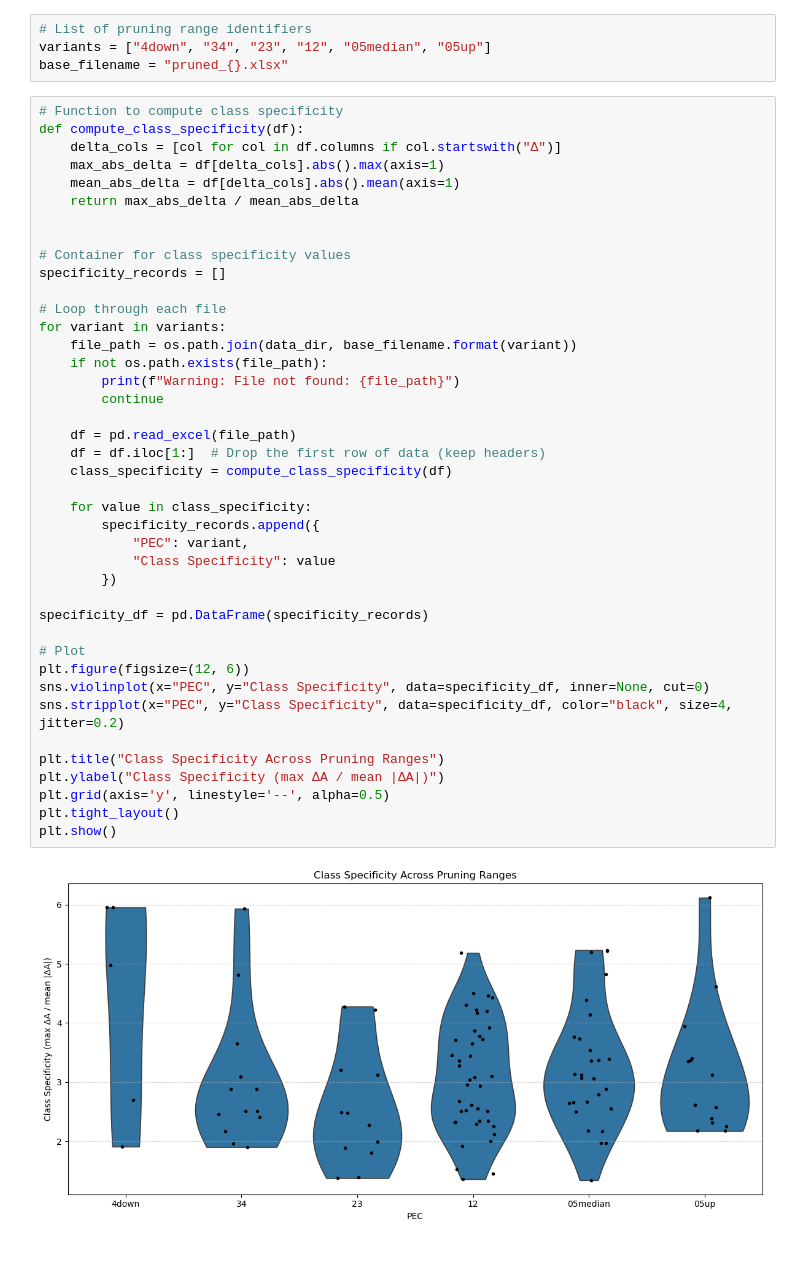
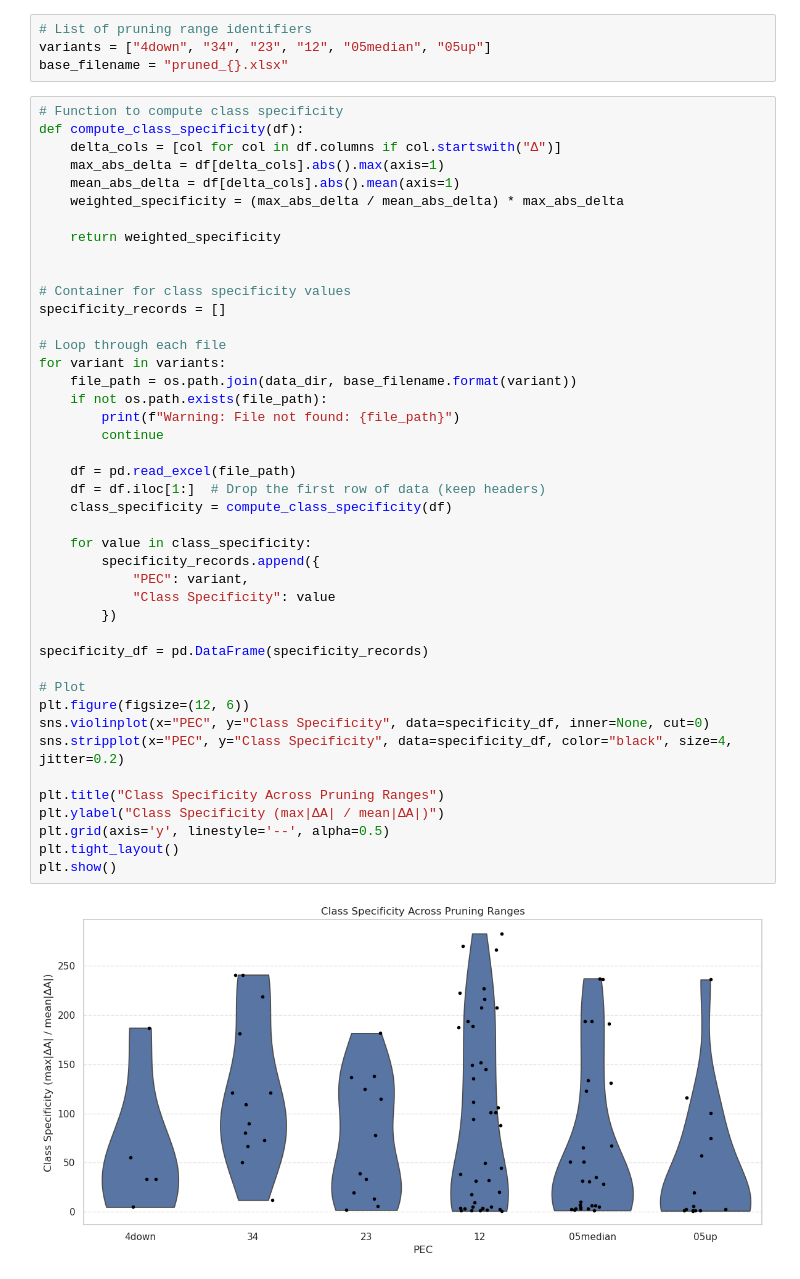
Before and after one commit to principelab/multipec-core, a Jupyter notebook: notebooks/cnn_class_specificity.ipynb, the cells around one changed output. Saved outputs shown, nothing was run; the diff lists cells and outputs as text.

```diff
--- a/notebooks/cnn_class_specificity.ipynb
+++ b/notebooks/cnn_class_specificity.ipynb
@@ -27,7 +27,9 @@ def compute_class_specificity(df):
     delta_cols = [col for col in df.columns if col.startswith("Δ")]
     max_abs_delta = df[delta_cols].abs().max(axis=1)
     mean_abs_delta = df[delta_cols].abs().mean(axis=1)
-    return max_abs_delta / mean_abs_delta
+    weighted_specificity = (max_abs_delta / mean_abs_delta) * max_abs_delta
+
+    return weighted_specificity
 
 
 # Container for class specificity values
@@ -35,35 +37,35 @@ specificity_records = []
 
 # Loop through each file
 for variant in variants:
     file_path = os.path.join(data_dir, base_filename.format(variant))
     if not os.path.exists(file_path):
         print(f"Warning: File not found: {file_path}")
         continue
 
     df = pd.read_excel(file_path)
     df = df.iloc[1:]  # Drop the first row of data (keep headers)
     class_specificity = compute_class_specificity(df)
 
     for value in class_specificity:
         specificity_records.append({
             "PEC": variant,
             "Class Specificity": value
         })
 
 specificity_df = pd.DataFrame(specificity_records)
 
 # Plot
 plt.figure(figsize=(12, 6))
 sns.violinplot(x="PEC", y="Class Specificity", data=specificity_df, inner=None, cut=0)
 sns.stripplot(x="PEC", y="Class Specificity", data=specificity_df, color="black", size=4, jitter=0.2)
 
 plt.title("Class Specificity Across Pruning Ranges")
-plt.ylabel("Class Specificity (max ΔA / mean |ΔA|)")
+plt.ylabel("Class Specificity (max|ΔA| / mean|ΔA|)")
 plt.grid(axis='y', linestyle='--', alpha=0.5)
 plt.tight_layout()
 plt.show()
 # %% [output]
-[figure, old version]
+[figure, new version]
 # %%
 from sklearn.linear_model import LinearRegression
 from sklearn.preprocessing import PolynomialFeatures
```
Also changed, not shown: parts of 4 cells of this notebook.
